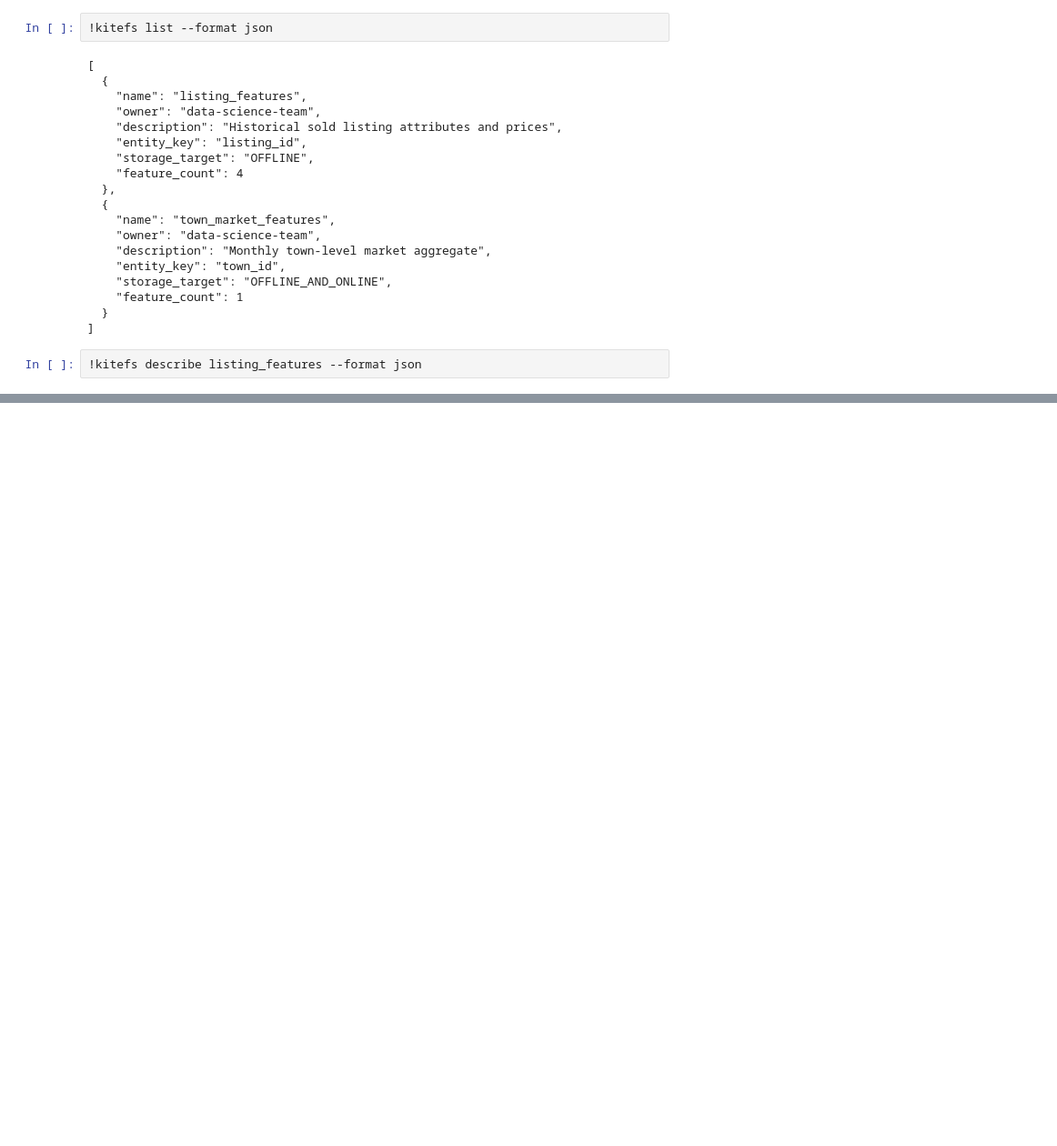
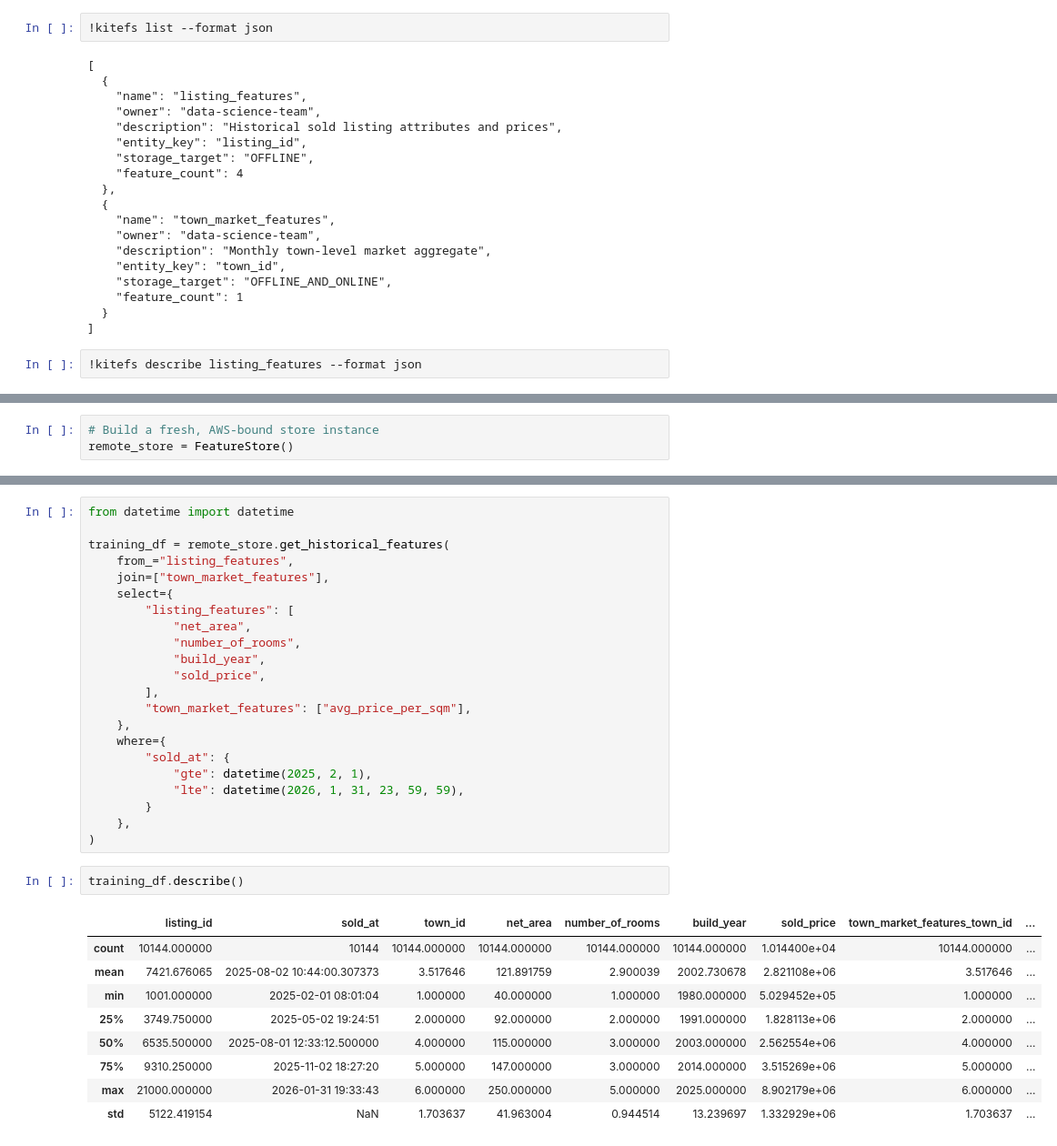
Before and after one commit to fedaipaca/kitefs-examples, a Jupyter notebook: training/price_prediction.ipynb, the cells around one changed output, grey strips where cells are left out. Shown at 91% size. Drawn from its saved outputs; the diff is of its cells as text; blank space fills up the shorter version.

```diff
--- a/training/price_prediction.ipynb
+++ b/training/price_prediction.ipynb
@@ -37,0 +262,3 @@ store.list_feature_groups()
+# %%
+# Build a fresh, AWS-bound store instance
+remote_store = FeatureStore()
@@ -37,0 +320,34 @@ store.list_feature_groups()
+# %%
+from datetime import datetime
+
+training_df = remote_store.get_historical_features(
+    from_="listing_features",
+    join=["town_market_features"],
+    select={
+        "listing_features": [
+            "net_area",
+            "number_of_rooms",
+            "build_year",
+            "sold_price",
+        ],
+        "town_market_features": ["avg_price_per_sqm"],
+    },
+    where={
+        "sold_at": {
+            "gte": datetime(2025, 2, 1),
+            "lte": datetime(2026, 1, 31, 23, 59, 59),
+        }
+    },
+)
+# %%
+training_df.describe()
+# %% [output]
+|  | listing_id | sold_at | town_id | net_area | number_of_rooms | build_year | sold_price | town_market_features_town_id | ... |
+| count | 10144.000000 | 10144 | 10144.000000 | 10144.000000 | 10144.000000 | 10144.000000 | 1.014400e+04 | 10144.000000 | ... |
+| mean | 7421.676065 | 2025-08-02 10:44:00.307373 | 3.517646 | 121.891759 | 2.900039 | 2002.730678 | 2.821108e+06 | 3.517646 | ... |
+| min | 1001.000000 | 2025-02-01 08:01:04 | 1.000000 | 40.000000 | 1.000000 | 1980.000000 | 5.029452e+05 | 1.000000 | ... |
+| 25% | 3749.750000 | 2025-05-02 19:24:51 | 2.000000 | 92.000000 | 2.000000 | 1991.000000 | 1.828113e+06 | 2.000000 | ... |
+| 50% | 6535.500000 | 2025-08-01 12:33:12.500000 | 4.000000 | 115.000000 | 3.000000 | 2003.000000 | 2.562554e+06 | 4.000000 | ... |
+| 75% | 9310.250000 | 2025-11-02 18:27:20 | 5.000000 | 147.000000 | 3.000000 | 2014.000000 | 3.515269e+06 | 5.000000 | ... |
+| max | 21000.000000 | 2026-01-31 19:33:43 | 6.000000 | 250.000000 | 5.000000 | 2025.000000 | 8.902179e+06 | 6.000000 | ... |
+| std | 5122.419154 | NaN | 1.703637 | 41.963004 | 0.944514 | 13.239697 | 1.332929e+06 | 1.703637 | ... |
```
Also changed, not shown: parts of 29 cells of this notebook, 15 other files.
